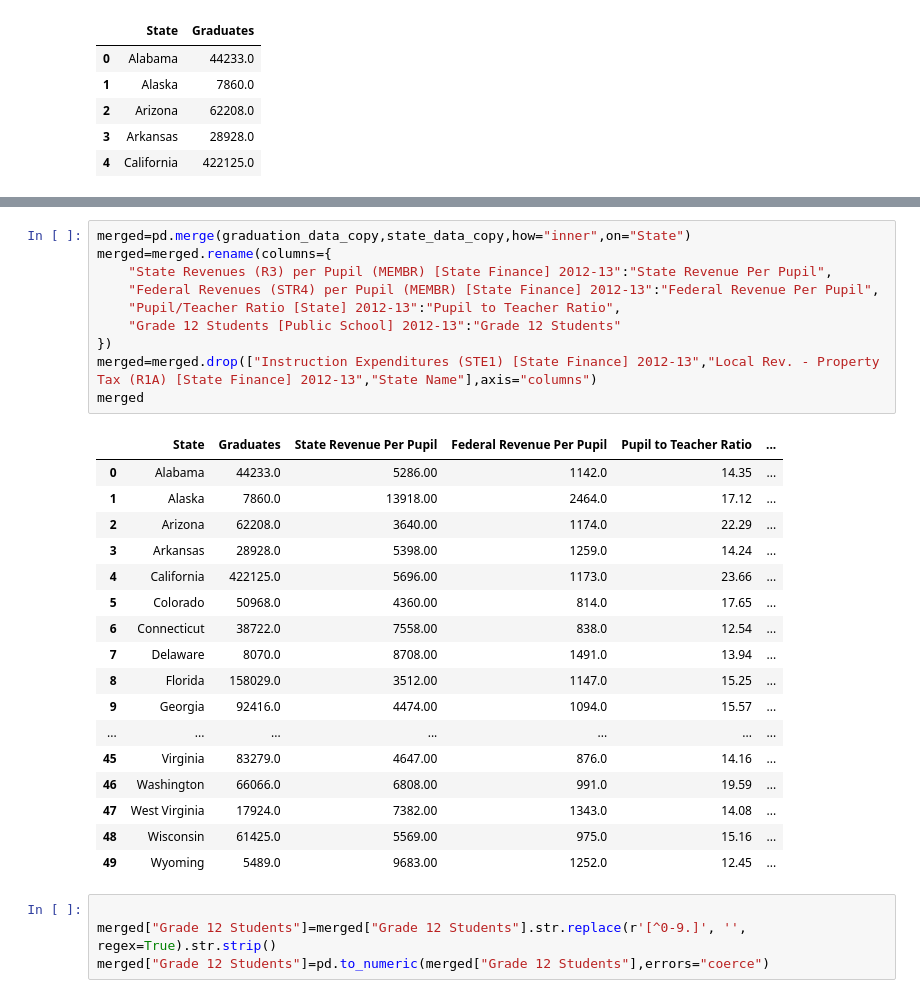
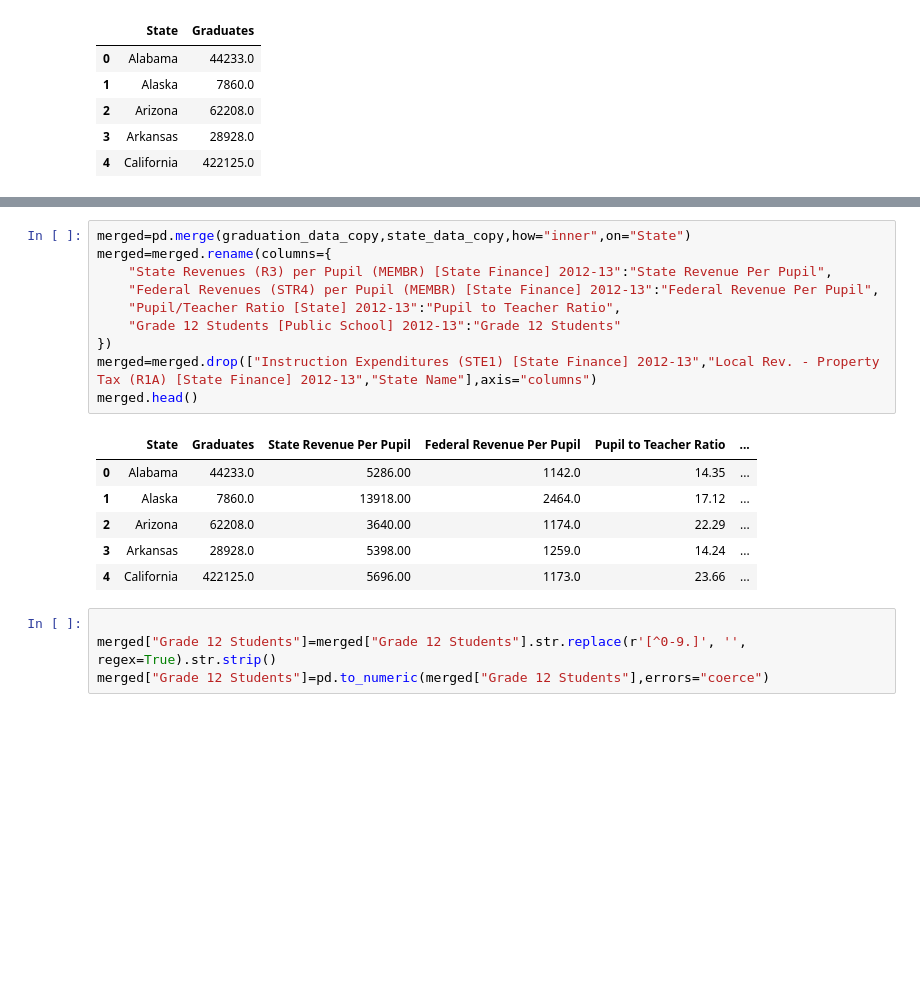
Before and after one commit to sagehan1/project-1, a Jupyter notebook: code-1.ipynb, the cells around one changed output, grey strips where cells are left out. Drawn from its saved outputs; the diff is of its cells as text; blank space fills up the shorter version.

```diff
--- a/code-1.ipynb
+++ b/code-1.ipynb
@@ -64,31 +64,20 @@ state_data_copy.head()
 # %%
 merged=pd.merge(graduation_data_copy,state_data_copy,how="inner",on="State")
 merged=merged.rename(columns={
     "State Revenues (R3) per Pupil (MEMBR) [State Finance] 2012-13":"State Revenue Per Pupil",
     "Federal Revenues (STR4) per Pupil (MEMBR) [State Finance] 2012-13":"Federal Revenue Per Pupil",
     "Pupil/Teacher Ratio [State] 2012-13":"Pupil to Teacher Ratio",
     "Grade 12 Students [Public School] 2012-13":"Grade 12 Students"
 })
 merged=merged.drop(["Instruction Expenditures (STE1) [State Finance] 2012-13","Local Rev. - Property Tax (R1A) [State Finance] 2012-13","State Name"],axis="columns")
-merged
+merged.head()
 # %% [output]
 |  | State | Graduates | State Revenue Per Pupil | Federal Revenue Per Pupil | Pupil to Teacher Ratio | ... |
 | 0 | Alabama | 44233.0 | 5286.00 | 1142.0 | 14.35 | ... |
 | 1 | Alaska | 7860.0 | 13918.00 | 2464.0 | 17.12 | ... |
 | 2 | Arizona | 62208.0 | 3640.00 | 1174.0 | 22.29 | ... |
 | 3 | Arkansas | 28928.0 | 5398.00 | 1259.0 | 14.24 | ... |
 | 4 | California | 422125.0 | 5696.00 | 1173.0 | 23.66 | ... |
-| 5 | Colorado | 50968.0 | 4360.00 | 814.0 | 17.65 | ... |
-| 6 | Connecticut | 38722.0 | 7558.00 | 838.0 | 12.54 | ... |
-| 7 | Delaware | 8070.0 | 8708.00 | 1491.0 | 13.94 | ... |
-| 8 | Florida | 158029.0 | 3512.00 | 1147.0 | 15.25 | ... |
-| 9 | Georgia | 92416.0 | 4474.00 | 1094.0 | 15.57 | ... |
-| ... | ... | ... | ... | ... | ... | ... |
-| 45 | Virginia | 83279.0 | 4647.00 | 876.0 | 14.16 | ... |
-| 46 | Washington | 66066.0 | 6808.00 | 991.0 | 19.59 | ... |
-| 47 | West Virginia | 17924.0 | 7382.00 | 1343.0 | 14.08 | ... |
-| 48 | Wisconsin | 61425.0 | 5569.00 | 975.0 | 15.16 | ... |
-| 49 | Wyoming | 5489.0 | 9683.00 | 1252.0 | 12.45 | ... |
 # %%
 
 merged["Grade 12 Students"]=merged["Grade 12 Students"].str.replace(r'[^0-9.]', '', regex=True).str.strip()
```
Also changed, not shown: parts of 2 cells of this notebook.
